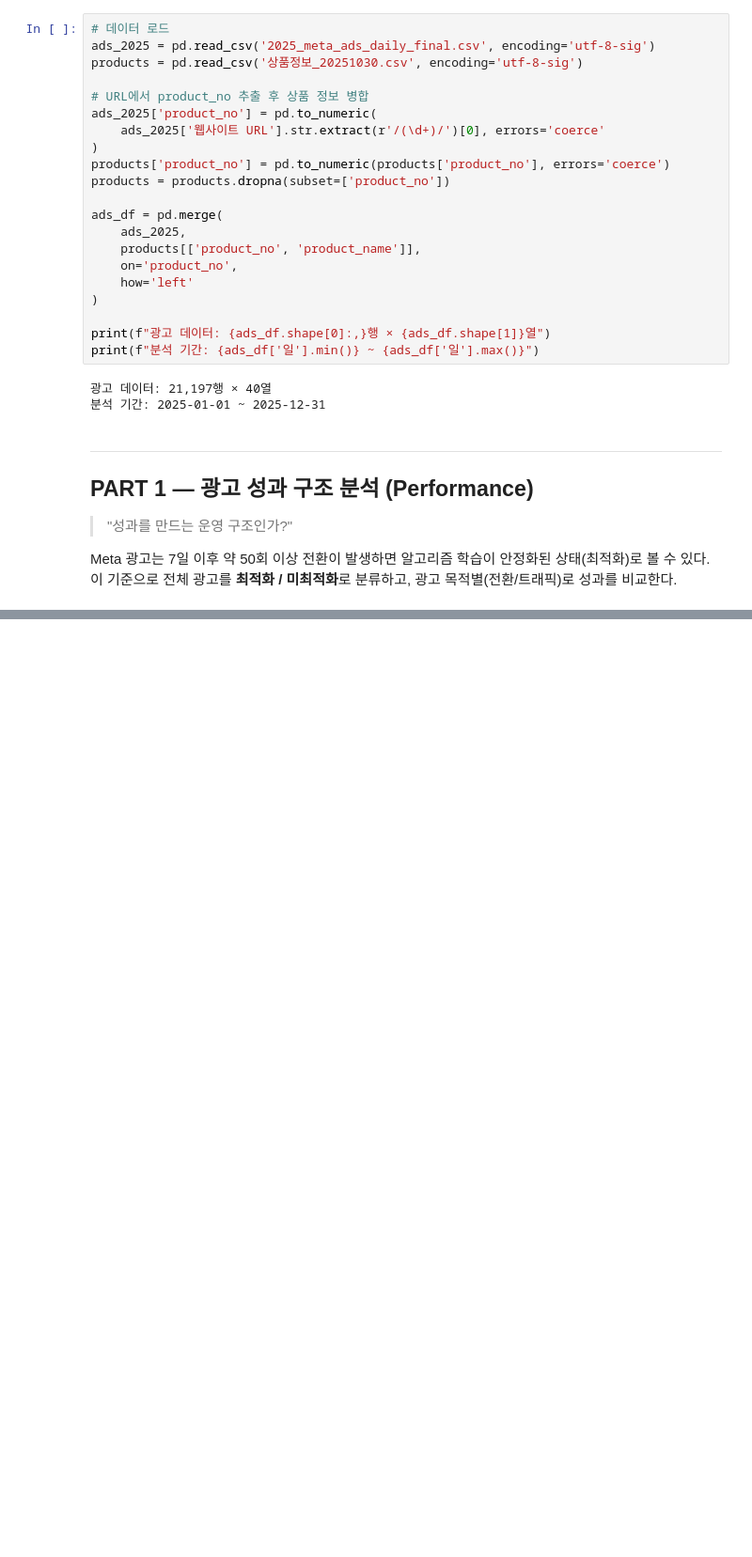
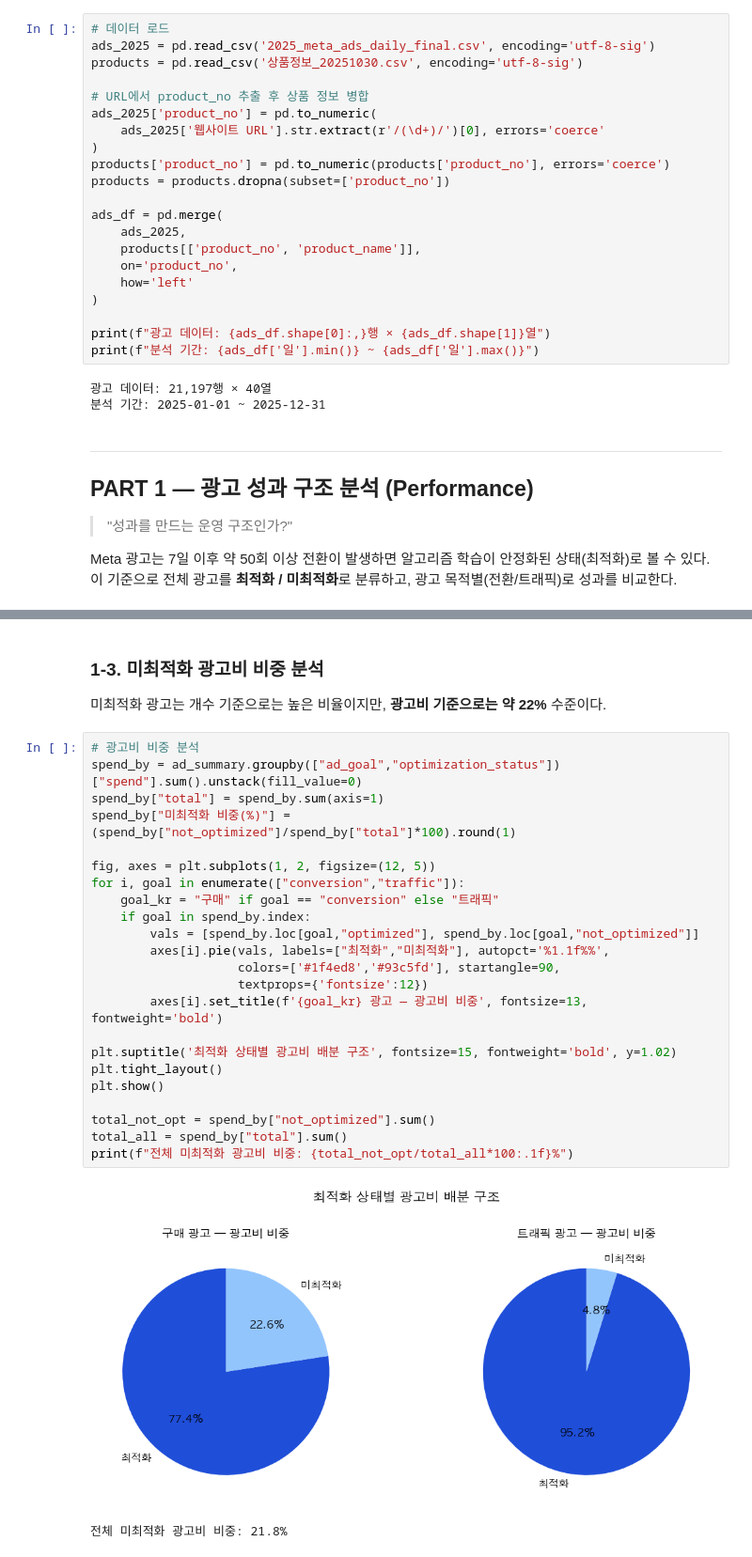
Before and after one commit to imyourcatfood/Data-Analyst-Portfolio, a Jupyter notebook: meta-ads-analysis/analysis.ipynb, the cells around one changed output, grey strips where cells are left out. Shown at 94% size. Drawn from its saved outputs; the diff is of its cells as text; blank space fills up the shorter version.

```diff
--- a/meta-ads-analysis/analysis.ipynb
+++ b/meta-ads-analysis/analysis.ipynb
@@ -854,0 +263,31 @@ print(f"\n[제품 비중] 원석팔찌+커플세트 = {total_main}개 ({total_ma
+# %% [markdown]
+### 1-3. 미최적화 광고비 비중 분석
+
+미최적화 광고는 개수 기준으로는 높은 비율이지만,
+**광고비 기준으로는 약 22%** 수준이다.
+# %%
+# 광고비 비중 분석
+spend_by = ad_summary.groupby(["ad_goal","optimization_status"])["spend"].sum().unstack(fill_value=0)
+spend_by["total"] = spend_by.sum(axis=1)
+spend_by["미최적화 비중(%)"] = (spend_by["not_optimized"]/spend_by["total"]*100).round(1)
+
+fig, axes = plt.subplots(1, 2, figsize=(12, 5))
+for i, goal in enumerate(["conversion","traffic"]):
+    goal_kr = "구매" if goal == "conversion" else "트래픽"
+    if goal in spend_by.index:
+        vals = [spend_by.loc[goal,"optimized"], spend_by.loc[goal,"not_optimized"]]
+        axes[i].pie(vals, labels=["최적화","미최적화"], autopct='%1.1f%%',
+                    colors=['#1f4ed8','#93c5fd'], startangle=90,
+                    textprops={'fontsize':12})
+        axes[i].set_title(f'{goal_kr} 광고 — 광고비 비중', fontsize=13, fontweight='bold')
+
+plt.suptitle('최적화 상태별 광고비 배분 구조', fontsize=15, fontweight='bold', y=1.02)
+plt.tight_layout()
+plt.show()
+
+total_not_opt = spend_by["not_optimized"].sum()
+total_all = spend_by["total"].sum()
+print(f"전체 미최적화 광고비 비중: {total_not_opt/total_all*100:.1f}%")
+# %% [output]
+[figure, added]
+전체 미최적화 광고비 비중: 21.8%
```
Also changed, not shown: parts of 49 cells of this notebook, 1 other file.
